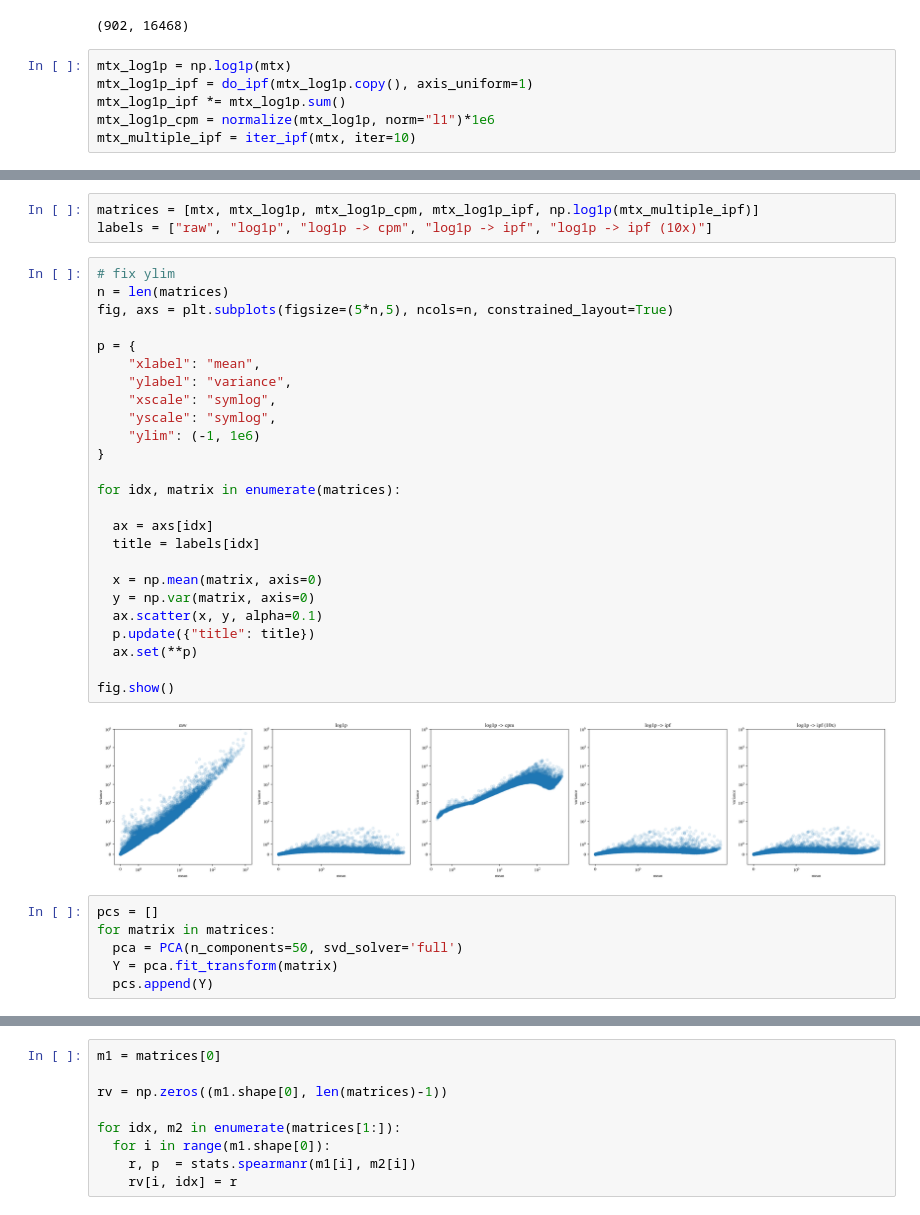
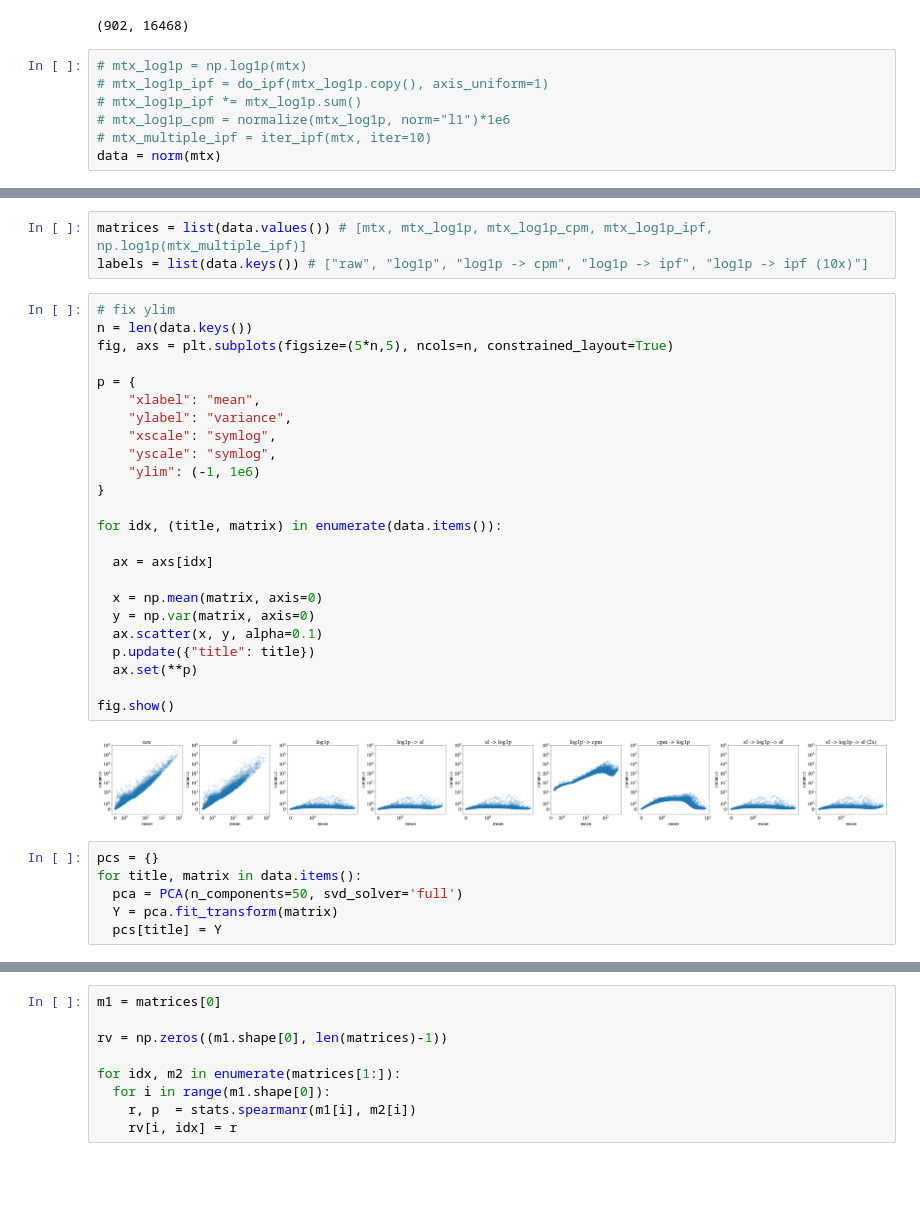
Before and after one commit to pachterlab/BHGP_2022, a Jupyter notebook: notebooks/comparison.ipynb, the cells around one changed output, grey strips where cells are left out. Saved outputs shown, nothing was run; the diff lists cells and outputs as text; blank space fills up the shorter version.

```diff
--- a/notebooks/comparison.ipynb
+++ b/notebooks/comparison.ipynb
@@ -116,9 +146,10 @@ df.shape
 # %% [output]
 (902, 16468)
 # %%
-mtx_log1p = np.log1p(mtx)
-mtx_log1p_ipf = do_ipf(mtx_log1p.copy(), axis_uniform=1)
-mtx_log1p_ipf *= mtx_log1p.sum()
-mtx_log1p_cpm = normalize(mtx_log1p, norm="l1")*1e6
-mtx_multiple_ipf = iter_ipf(mtx, iter=10)
+# mtx_log1p = np.log1p(mtx)
+# mtx_log1p_ipf = do_ipf(mtx_log1p.copy(), axis_uniform=1)
+# mtx_log1p_ipf *= mtx_log1p.sum()
+# mtx_log1p_cpm = normalize(mtx_log1p, norm="l1")*1e6
+# mtx_multiple_ipf = iter_ipf(mtx, iter=10)
+data = norm(mtx)
 # %% [output]
@@ -136,37 +159,36 @@ iter:  10
 # %%
-matrices = [mtx, mtx_log1p, mtx_log1p_cpm, mtx_log1p_ipf, np.log1p(mtx_multiple_ipf)]
-labels = ["raw", "log1p", "log1p -> cpm", "log1p -> ipf", "log1p -> ipf (10x)"]
+matrices = list(data.values()) # [mtx, mtx_log1p, mtx_log1p_cpm, mtx_log1p_ipf, np.log1p(mtx_multiple_ipf)]
+labels = list(data.keys()) # ["raw", "log1p", "log1p -> cpm", "log1p -> ipf", "log1p -> ipf (10x)"]
 # %%
 # fix ylim
-n = len(matrices)
+n = len(data.keys())
 fig, axs = plt.subplots(figsize=(5*n,5), ncols=n, constrained_layout=True)
 
 p = {
     "xlabel": "mean",
     "ylabel": "variance",
     "xscale": "symlog",
     "yscale": "symlog",
     "ylim": (-1, 1e6)
 }
 
-for idx, matrix in enumerate(matrices):
+for idx, (title, matrix) in enumerate(data.items()):
 
   ax = axs[idx]
-  title = labels[idx]
 
   x = np.mean(matrix, axis=0)
   y = np.var(matrix, axis=0)
   ax.scatter(x, y, alpha=0.1)
   p.update({"title": title})
   ax.set(**p)
 
 fig.show()
 # %% [output]
-[figure, old version]
+[figure, new version]
 # %%
-pcs = []
-for matrix in matrices:
+pcs = {}
+for title, matrix in data.items():
   pca = PCA(n_components=50, svd_solver='full')
   Y = pca.fit_transform(matrix)
-  pcs.append(Y)
+  pcs[title] = Y
 # %%
```
Also changed, not shown: parts of 9 cells of this notebook.
